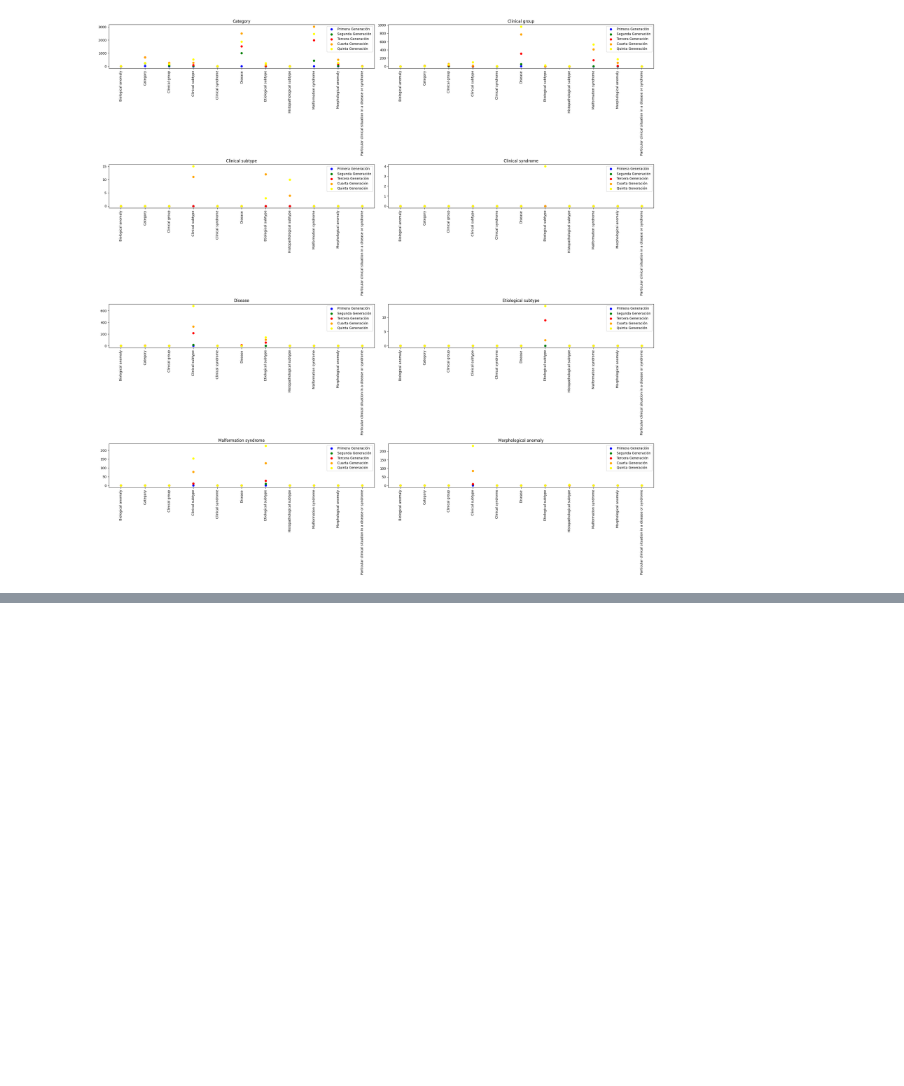
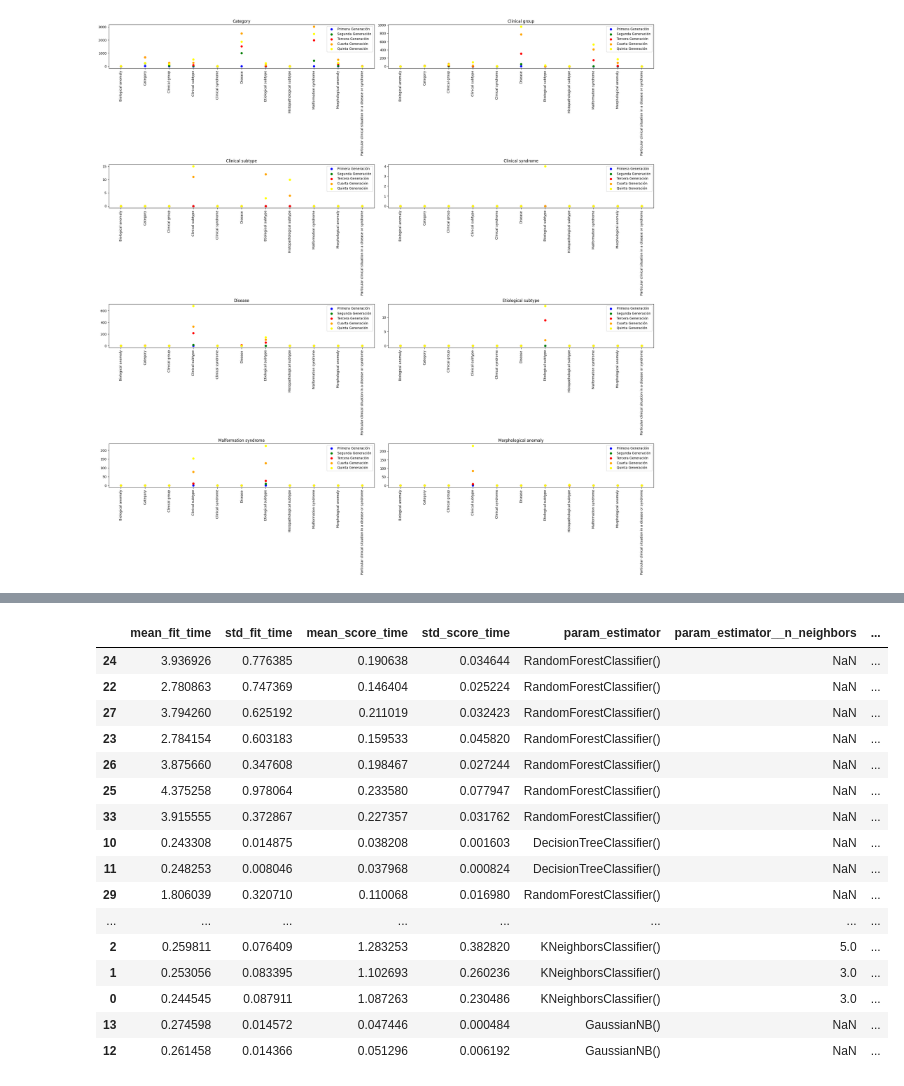
Before and after one commit to felipeduque2411/Classification_disease, a Jupyter notebook: Clasificacion_enfermedades_raras.ipynb, the cells around one changed output, grey strips where cells are left out. Drawn from its saved outputs; the diff is of its cells as text; code cells hidden in the pictures; blank space fills up the shorter version.

```diff
--- a/Clasificacion_enfermedades_raras.ipynb
+++ b/Clasificacion_enfermedades_raras.ipynb
@@ -3673,0 +3719,41 @@ plt.show()
+# %%
+params_grid = [
+
+               {
+                'preprocessor__num__imputer__strategy' : ['mean', 'median'],
+                'estimator':[KNeighborsClassifier()],
+                'estimator__n_neighbors': [ 3, 5, 7 ],
+
+                },
+
+               {
+                'estimator': [DecisionTreeClassifier()],
+                'estimator__max_leaf_nodes': [ 5, 10, 15],
+                'preprocessor__num__imputer__strategy' : ['mean', 'median']
+                }
+
+               , {
+                'estimator': [GaussianNB()],
+                'preprocessor__num__imputer__strategy' : ['mean', 'median']
+                }
+              , {
+                'estimator': [LogisticRegression()],
+                'preprocessor__num__imputer__strategy' : ['mean', 'median']
+                }
+              ,
+               {
+                'estimator': [RandomForestClassifier()],
+                'preprocessor__num__imputer__strategy' : ['mean', 'median'],
+                'estimator__n_estimators': [ 200, 300, 500],
+                'estimator__max_depth': [5, 7, 9]
+
+                }
+
+              ]
+# %%
+pipe2 = Pipeline(steps=[('preprocessor', preprocessor),
+                      ('estimator', LogisticRegression())])
+# %%
+GS = GridSearchCV(pipe2, params_grid)
+
+GS.fit(X_train, y_train)
@@ -3673,0 +3795,22 @@ plt.show()
+# %%
+grid=pd.DataFrame(GS.cv_results_)
+# %%
+grid.sort_values('rank_test_score')
+# %% [output]
+|  | mean_fit_time | std_fit_time | mean_score_time | std_score_time | param_estimator | param_estimator__n_neighbors | ... |
+| 24 | 3.936926 | 0.776385 | 0.190638 | 0.034644 | RandomForestClassifier() | NaN | ... |
+| 22 | 2.780863 | 0.747369 | 0.146404 | 0.025224 | RandomForestClassifier() | NaN | ... |
+| 27 | 3.794260 | 0.625192 | 0.211019 | 0.032423 | RandomForestClassifier() | NaN | ... |
+| 23 | 2.784154 | 0.603183 | 0.159533 | 0.045820 | RandomForestClassifier() | NaN | ... |
+| 26 | 3.875660 | 0.347608 | 0.198467 | 0.027244 | RandomForestClassifier() | NaN | ... |
+| 25 | 4.375258 | 0.978064 | 0.233580 | 0.077947 | RandomForestClassifier() | NaN | ... |
+| 33 | 3.915555 | 0.372867 | 0.227357 | 0.031762 | RandomForestClassifier() | NaN | ... |
+| 10 | 0.243308 | 0.014875 | 0.038208 | 0.001603 | DecisionTreeClassifier() | NaN | ... |
+| 11 | 0.248253 | 0.008046 | 0.037968 | 0.000824 | DecisionTreeClassifier() | NaN | ... |
+| 29 | 1.806039 | 0.320710 | 0.110068 | 0.016980 | RandomForestClassifier() | NaN | ... |
+| ... | ... | ... | ... | ... | ... | ... | ... |
+| 2 | 0.259811 | 0.076409 | 1.283253 | 0.382820 | KNeighborsClassifier() | 5.0 | ... |
+| 1 | 0.253056 | 0.083395 | 1.102693 | 0.260236 | KNeighborsClassifier() | 3.0 | ... |
+| 0 | 0.244545 | 0.087911 | 1.087263 | 0.230486 | KNeighborsClassifier() | 3.0 | ... |
+| 13 | 0.274598 | 0.014572 | 0.047446 | 0.000484 | GaussianNB() | NaN | ... |
+| 12 | 0.261458 | 0.014366 | 0.051296 | 0.006192 | GaussianNB() | NaN | ... |
```
Also changed, not shown: parts of 16 cells of this notebook.
